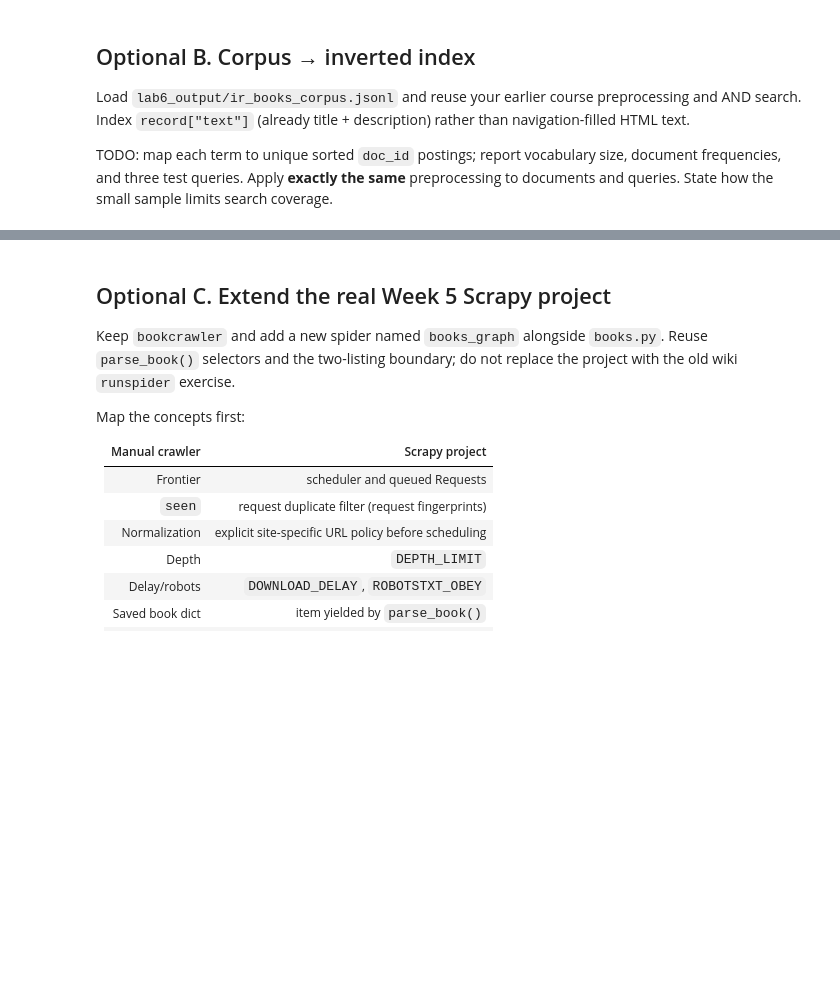
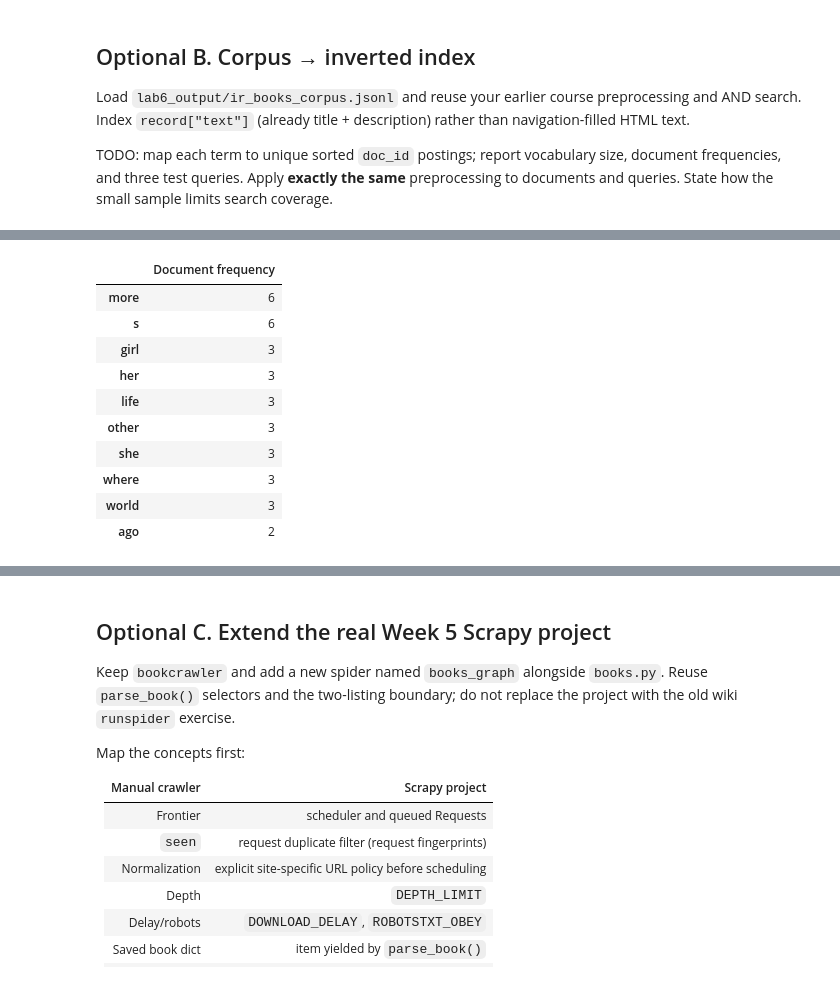
Before and after one commit to Chhun-Nika/IR-Lab, a Jupyter notebook: W6/Lab6_IDTB100060.ipynb, the cells around one changed output, grey strips where cells are left out. Drawn from its saved outputs; the diff is of its cells as text; code cells hidden in the pictures; blank space fills up the shorter version.

```diff
--- a/W6/Lab6_IDTB100060.ipynb
+++ b/W6/Lab6_IDTB100060.ipynb
@@ -429,3 +807,72 @@ TODO: produce policy, sampled books, relevant sampled, harvest rate (= relevant
 Load `lab6_output/ir_books_corpus.jsonl` and reuse your earlier course preprocessing and AND search. Index `record["text"]` (already title + description) rather than navigation-filled HTML text.
 
 TODO: map each term to unique sorted `doc_id` postings; report vocabulary size, document frequencies, and three test queries. Apply **exactly the same** preprocessing to documents and queries. State how the small sample limits search coverage.
+# %%
+import json
+import re
+from collections import defaultdict
+from pathlib import Path
+
+import pandas as pd
+
+# Same preprocessing as Weeks 2 and 3.
+STOP_WORDS = set("""a an the is are was were be been being of to in on at for with and or not
+this that these those it its as by from into over under about than then so if but""".split())
+SUFFIXES = ["ational", "tional", "alize", "ation", "ative", "fulness", "ousness",
+            "iveness", "ing", "ies", "ied", "ly", "ed", "es", "s"]
+
+
+def simple_stem(word):
+    for suffix in SUFFIXES:
+        if word.endswith(suffix) and len(word) - len(suffix) >= 3:
+            return word[:-len(suffix)]
+    return word
+
+
+def preprocess(text):
+    tokens = re.findall(r"[a-z]+", text.lower())
+    return [simple_stem(token) for token in tokens if token not in STOP_WORDS]
+
+
+with Path("lab6_output/ir_books_corpus.jsonl").open(encoding="utf-8") as corpus_file:
+    index_records = {row["doc_id"]: row for row in map(json.loads, corpus_file)}
+
+posting_sets = defaultdict(set)
+for doc_id, record in index_records.items():
+    for term in preprocess(record["text"]):
+        posting_sets[term].add(doc_id)
+
+inverted_index = {term: sorted(doc_ids) for term, doc_ids in sorted(posting_sets.items())}
+document_frequencies = {term: len(doc_ids) for term, doc_ids in inverted_index.items()}
+
+
+def boolean_and(query):
+    terms = set(preprocess(query))
+    if not terms:
+        return []
+    postings = sorted((inverted_index.get(term, []) for term in terms), key=len)
+    matches = set(postings[0])
+    for posting in postings[1:]:
+        matches.intersection_update(posting)
+    return sorted(matches)
+
+
+print("Indexed documents:", len(index_records))
+print("Vocabulary size:", len(inverted_index))
+frequency_table = pd.Series(document_frequencies, name="Document frequency", dtype=int)
+display(frequency_table.sort_values(ascending=False, kind="stable").head(10).to_frame())
+
+query_results = []
+for query in ["THE LIGHT IN THE ATTIC", "music", "velvet humankind"]:
+    terms = dict.fromkeys(preprocess(query))
+    matches = boolean_and(query)
+    query_results.append({
+        "Query": query,
+        "Query terms and document frequencies": {
+            term: document_frequencies.get(term, 0) for term in terms
+        },
+        "Matching doc IDs": matches,
+        "Matching titles": [index_records[doc_id]["title"] for doc_id in matches],
+    })
+display(pd.DataFrame(query_results))
+# %% [output]
@@ -431,0 +881,11 @@ TODO: map each term to unique sorted `doc_id` postings; report vocabulary size,
+|  | Document frequency |
+| more | 6 |
+| s | 6 |
+| girl | 3 |
+| her | 3 |
+| life | 3 |
+| other | 3 |
+| she | 3 |
+| where | 3 |
+| world | 3 |
+| ago | 2 |
```
Also changed, not shown: parts of 25 cells of this notebook, 5 other files.
